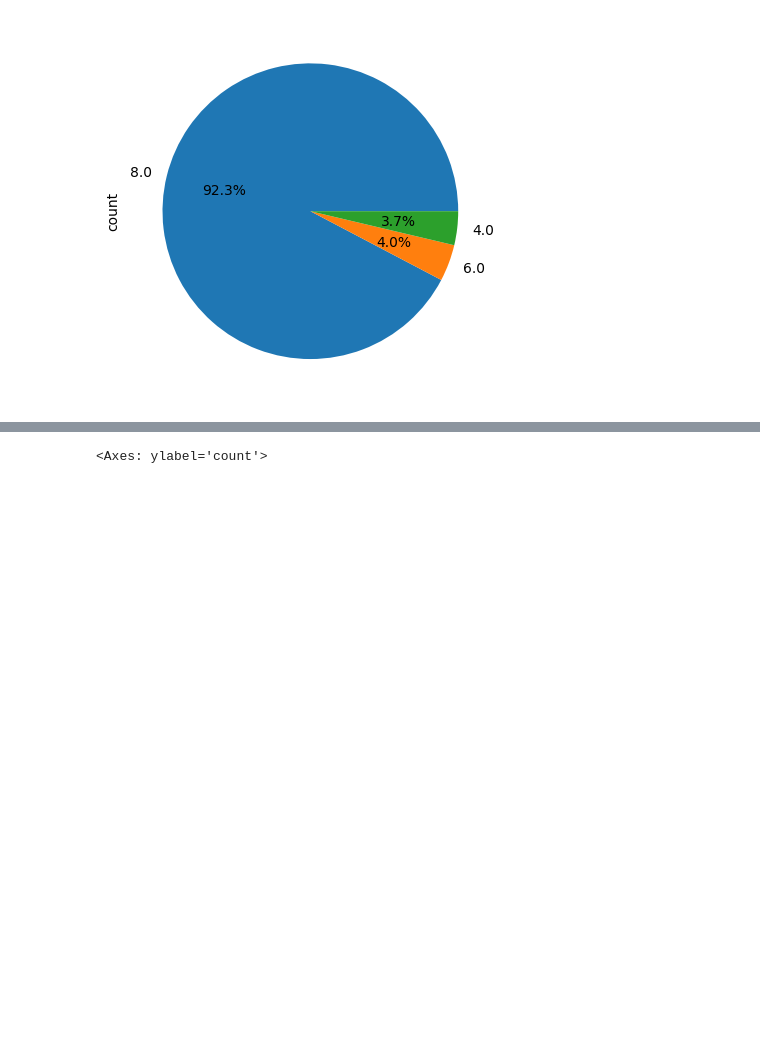
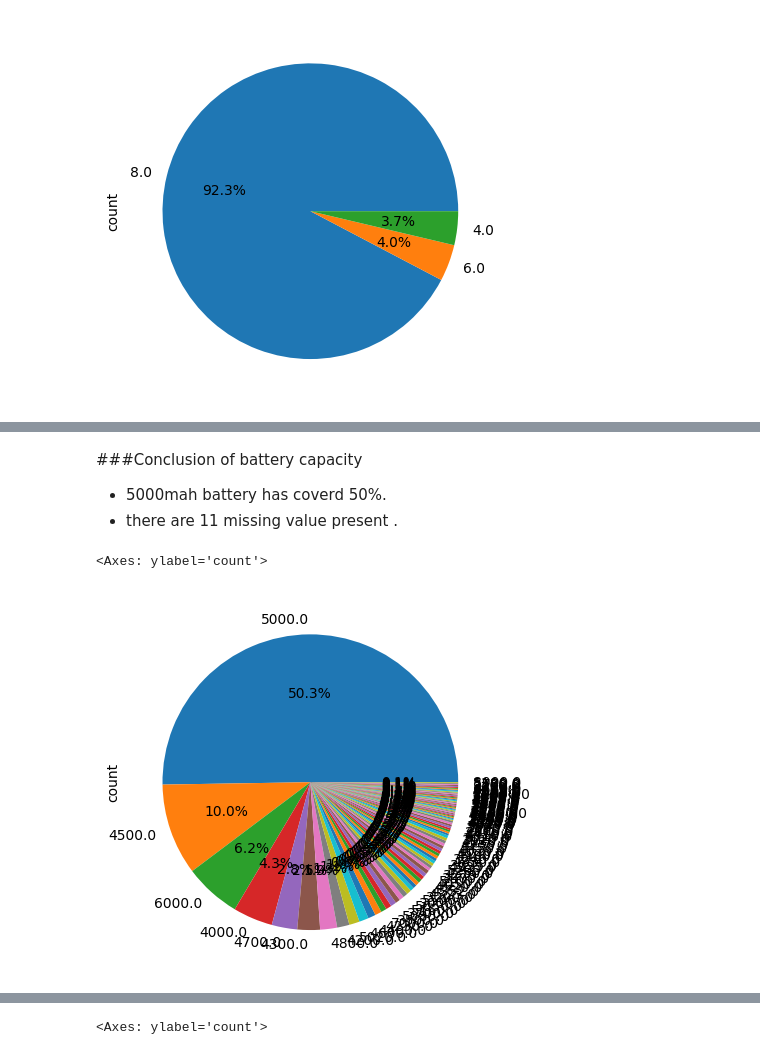
Before and after one commit to rishugupta9621/DSMP, a Jupyter notebook: data-analysis/EDA/eda_on_smartphone_data.ipynb, the cells around one changed output, grey strips where cells are left out. Drawn from its saved outputs; the diff is of its cells as text; code cells hidden in the pictures; blank space fills up the shorter version.

```diff
--- a/data-analysis/EDA/eda_on_smartphone_data.ipynb
+++ b/data-analysis/EDA/eda_on_smartphone_data.ipynb
@@ -273,0 +286,9 @@ df['num_cores'].value_counts().plot(kind='pie',autopct='%0.01f%%')
+# %% [markdown]
+###Conclusion of battery capacity
+- 5000mah battery has coverd 50%.
+- there are 11 missing value present .
+# %%
+df['battery_capacity'].value_counts().plot(kind='pie',autopct='%0.01f%%')
+# %% [output]
+<Axes: ylabel='count'>
+[figure, added]
```
Also changed, not shown: parts of 59 cells of this notebook.
